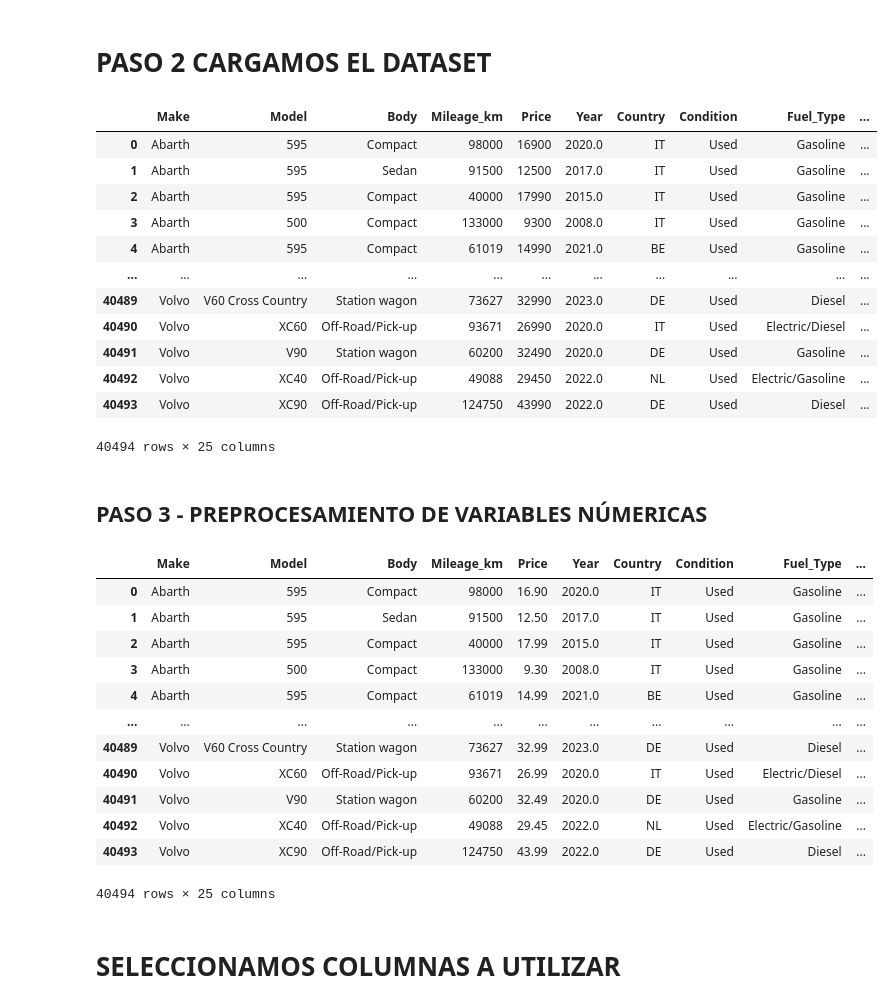
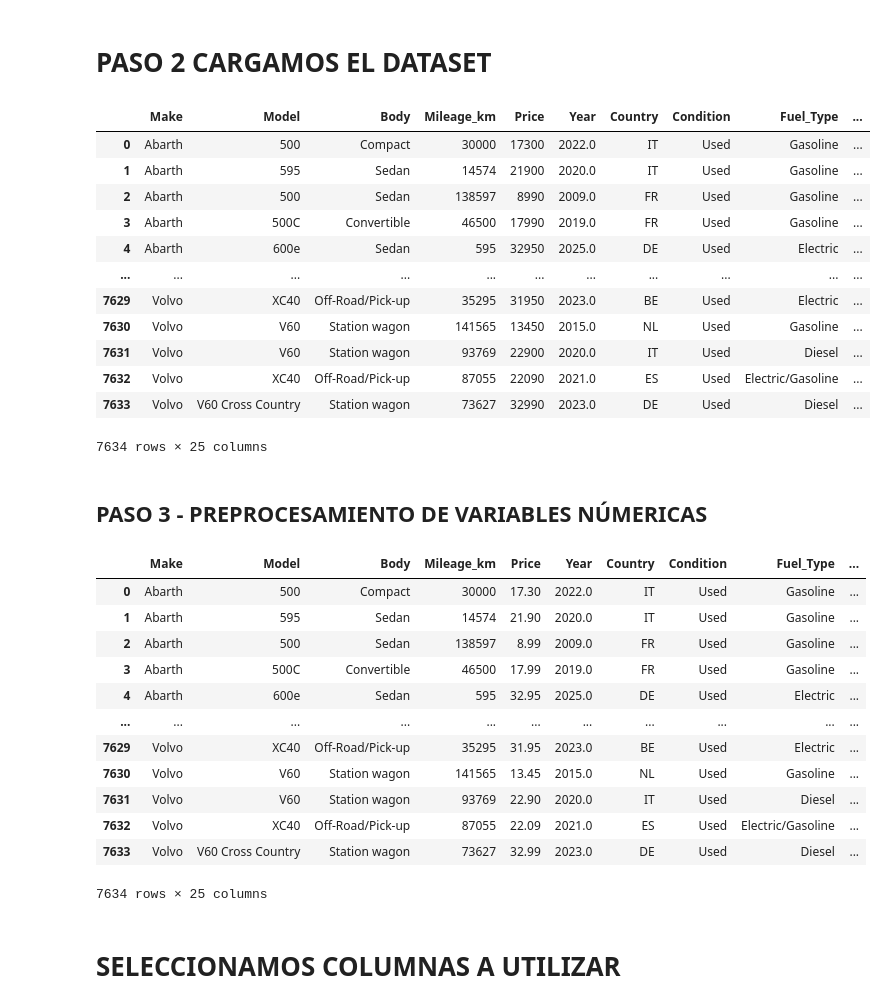
Before and after one commit to cesarmayta/datascience-g5, a Jupyter notebook: dia2/2_entrenamiento_cars.ipynb, the cells around one changed output. Cells and saved outputs as stored; diff of their text form; code cells hidden in the pictures.

```diff
--- a/dia2/2_entrenamiento_cars.ipynb
+++ b/dia2/2_entrenamiento_cars.ipynb
@@ -13,22 +13,22 @@ sns.set(style='whitegrid',context='notebook')
 # %% [markdown]
 # PASO 2 CARGAMOS EL DATASET
 # %%
-df = pd.read_csv('/content/cars_cleaned.csv')
+df = pd.read_csv('/content/cars_cleaned (2).csv')
 df
 # %% [output]
 |  | Make | Model | Body | Mileage_km | Price | Year | Country | Condition | Fuel_Type | ... |
-| 0 | Abarth | 595 | Compact | 98000 | 16900 | 2020.0 | IT | Used | Gasoline | ... |
-| 1 | Abarth | 595 | Sedan | 91500 | 12500 | 2017.0 | IT | Used | Gasoline | ... |
-| 2 | Abarth | 595 | Compact | 40000 | 17990 | 2015.0 | IT | Used | Gasoline | ... |
-| 3 | Abarth | 500 | Compact | 133000 | 9300 | 2008.0 | IT | Used | Gasoline | ... |
-| 4 | Abarth | 595 | Compact | 61019 | 14990 | 2021.0 | BE | Used | Gasoline | ... |
+| 0 | Abarth | 500 | Compact | 30000 | 17300 | 2022.0 | IT | Used | Gasoline | ... |
+| 1 | Abarth | 595 | Sedan | 14574 | 21900 | 2020.0 | IT | Used | Gasoline | ... |
+| 2 | Abarth | 500 | Sedan | 138597 | 8990 | 2009.0 | FR | Used | Gasoline | ... |
+| 3 | Abarth | 500C | Convertible | 46500 | 17990 | 2019.0 | FR | Used | Gasoline | ... |
+| 4 | Abarth | 600e | Sedan | 595 | 32950 | 2025.0 | DE | Used | Electric | ... |
 | ... | ... | ... | ... | ... | ... | ... | ... | ... | ... | ... |
-| 40489 | Volvo | V60 Cross Country | Station wagon | 73627 | 32990 | 2023.0 | DE | Used | Diesel | ... |
-| 40490 | Volvo | XC60 | Off-Road/Pick-up | 93671 | 26990 | 2020.0 | IT | Used | Electric/Diesel | ... |
-| 40491 | Volvo | V90 | Station wagon | 60200 | 32490 | 2020.0 | DE | Used | Gasoline | ... |
-| 40492 | Volvo | XC40 | Off-Road/Pick-up | 49088 | 29450 | 2022.0 | NL | Used | Electric/Gasoline | ... |
-| 40493 | Volvo | XC90 | Off-Road/Pick-up | 124750 | 43990 | 2022.0 | DE | Used | Diesel | ... |
+| 7629 | Volvo | XC40 | Off-Road/Pick-up | 35295 | 31950 | 2023.0 | BE | Used | Electric | ... |
+| 7630 | Volvo | V60 | Station wagon | 141565 | 13450 | 2015.0 | NL | Used | Gasoline | ... |
+| 7631 | Volvo | V60 | Station wagon | 93769 | 22900 | 2020.0 | IT | Used | Diesel | ... |
+| 7632 | Volvo | XC40 | Off-Road/Pick-up | 87055 | 22090 | 2021.0 | ES | Used | Electric/Gasoline | ... |
+| 7633 | Volvo | V60 Cross Country | Station wagon | 73627 | 32990 | 2023.0 | DE | Used | Diesel | ... |
-40494 rows × 25 columns
+7634 rows × 25 columns
 # %% [markdown]
 ## PASO 3 - PREPROCESAMIENTO DE VARIABLES NÚMERICAS
 # %%
@@ -36,18 +36,18 @@ df['Price'] = df['Price'] / 1000
 df
 # %% [output]
 |  | Make | Model | Body | Mileage_km | Price | Year | Country | Condition | Fuel_Type | ... |
-| 0 | Abarth | 595 | Compact | 98000 | 16.90 | 2020.0 | IT | Used | Gasoline | ... |
-| 1 | Abarth | 595 | Sedan | 91500 | 12.50 | 2017.0 | IT | Used | Gasoline | ... |
-| 2 | Abarth | 595 | Compact | 40000 | 17.99 | 2015.0 | IT | Used | Gasoline | ... |
-| 3 | Abarth | 500 | Compact | 133000 | 9.30 | 2008.0 | IT | Used | Gasoline | ... |
-| 4 | Abarth | 595 | Compact | 61019 | 14.99 | 2021.0 | BE | Used | Gasoline | ... |
+| 0 | Abarth | 500 | Compact | 30000 | 17.30 | 2022.0 | IT | Used | Gasoline | ... |
+| 1 | Abarth | 595 | Sedan | 14574 | 21.90 | 2020.0 | IT | Used | Gasoline | ... |
+| 2 | Abarth | 500 | Sedan | 138597 | 8.99 | 2009.0 | FR | Used | Gasoline | ... |
+| 3 | Abarth | 500C | Convertible | 46500 | 17.99 | 2019.0 | FR | Used | Gasoline | ... |
+| 4 | Abarth | 600e | Sedan | 595 | 32.95 | 2025.0 | DE | Used | Electric | ... |
 | ... | ... | ... | ... | ... | ... | ... | ... | ... | ... | ... |
-| 40489 | Volvo | V60 Cross Country | Station wagon | 73627 | 32.99 | 2023.0 | DE | Used | Diesel | ... |
-| 40490 | Volvo | XC60 | Off-Road/Pick-up | 93671 | 26.99 | 2020.0 | IT | Used | Electric/Diesel | ... |
-| 40491 | Volvo | V90 | Station wagon | 60200 | 32.49 | 2020.0 | DE | Used | Gasoline | ... |
-| 40492 | Volvo | XC40 | Off-Road/Pick-up | 49088 | 29.45 | 2022.0 | NL | Used | Electric/Gasoline | ... |
-| 40493 | Volvo | XC90 | Off-Road/Pick-up | 124750 | 43.99 | 2022.0 | DE | Used | Diesel | ... |
+| 7629 | Volvo | XC40 | Off-Road/Pick-up | 35295 | 31.95 | 2023.0 | BE | Used | Electric | ... |
+| 7630 | Volvo | V60 | Station wagon | 141565 | 13.45 | 2015.0 | NL | Used | Gasoline | ... |
+| 7631 | Volvo | V60 | Station wagon | 93769 | 22.90 | 2020.0 | IT | Used | Diesel | ... |
+| 7632 | Volvo | XC40 | Off-Road/Pick-up | 87055 | 22.09 | 2021.0 | ES | Used | Electric/Gasoline | ... |
+| 7633 | Volvo | V60 Cross Country | Station wagon | 73627 | 32.99 | 2023.0 | DE | Used | Diesel | ... |
-40494 rows × 25 columns
+7634 rows × 25 columns
 # %% [markdown]
 # SELECCIONAMOS COLUMNAS A UTILIZAR
 # %%
```
Also changed, not shown: parts of 21 cells of this notebook, 4 other files.
